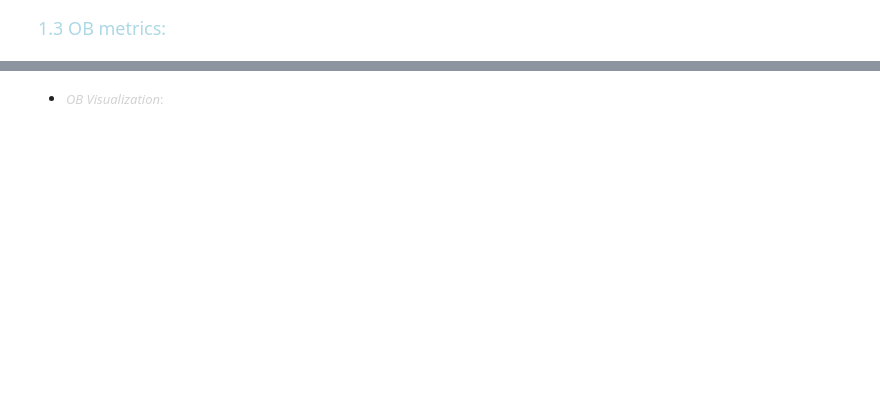
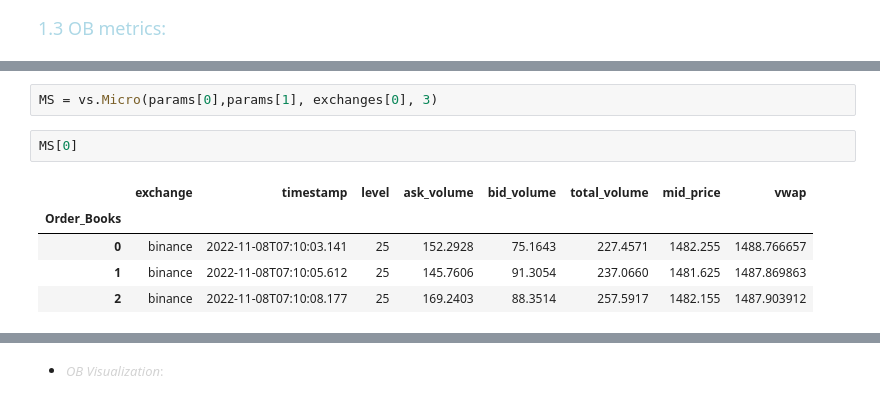
Before and after one commit to EstebanMqz/Microstructure-Visualization-Modelling, a Jupyter notebook: notebook.ipynb, the cells around one changed output, grey strips where cells are left out. Saved outputs shown, nothing was run; the diff lists cells and outputs as text; blank space fills up the shorter version.

```diff
--- a/notebook.ipynb
+++ b/notebook.ipynb
@@ -263,0 +269,10 @@ ob
+# %%
+MS = vs.Micro(params[0],params[1], exchanges[0], 3)
+# %%
+MS[0]
+# %% [output]
+|  | exchange | timestamp | level | ask_volume | bid_volume | total_volume | mid_price | vwap |
+| Order_Books |  |  |  |  |  |  |  |  |
+| 0 | binance | 2022-11-08T07:10:03.141 | 25 | 152.2928 | 75.1643 | 227.4571 | 1482.255 | 1488.766657 |
+| 1 | binance | 2022-11-08T07:10:05.612 | 25 | 145.7606 | 91.3054 | 237.0660 | 1481.625 | 1487.869863 |
+| 2 | binance | 2022-11-08T07:10:08.177 | 25 | 169.2403 | 88.3514 | 257.5917 | 1482.155 | 1487.903912 |
```
Also changed, not shown: parts of 19 cells of this notebook, 2 other files.
